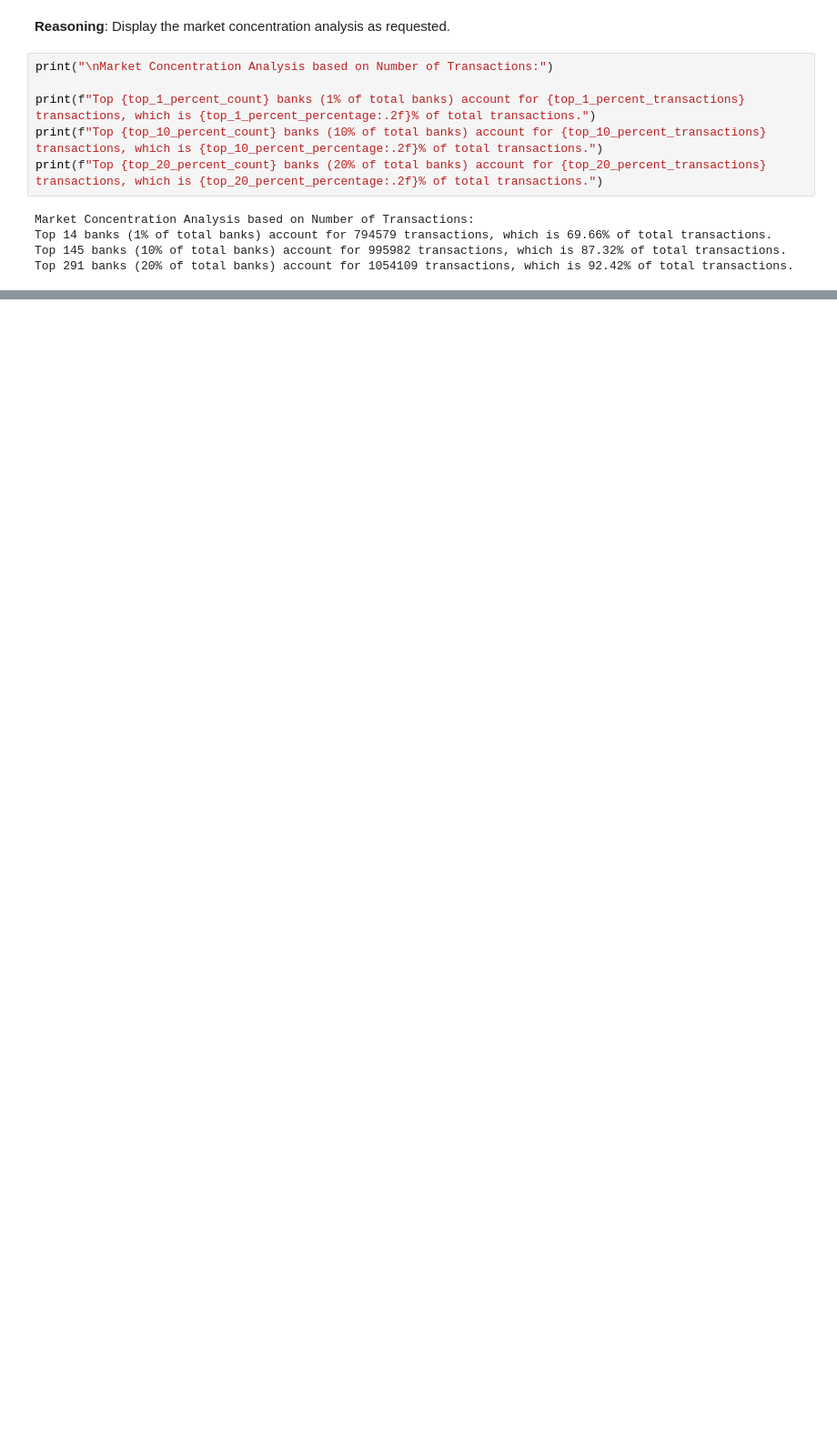
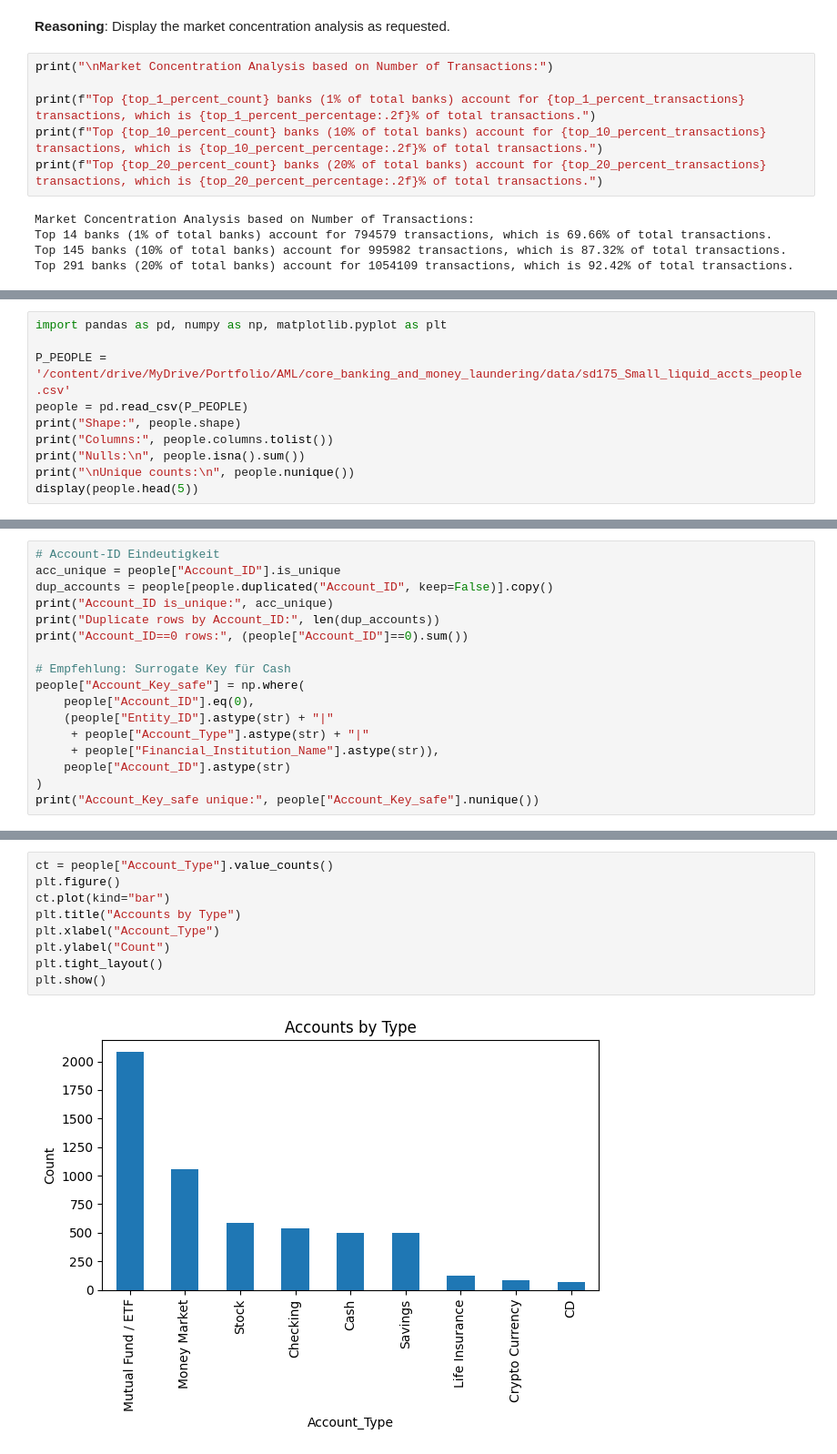
Before and after one commit to thomas-sutter/ai-aml-mvp2value, a Jupyter notebook: 1_exploratory_data_analysis.ipynb, the cells around one changed output, grey strips where cells are left out. Shown at 91% size. Cells and saved outputs as stored; diff of their text form; blank space fills up the shorter version.

```diff
--- a/1_exploratory_data_analysis.ipynb
+++ b/1_exploratory_data_analysis.ipynb
@@ -716,0 +852,10 @@ Top 1% share: 72.581% | Top 10% share: 87.369%
+# %%
+import pandas as pd, numpy as np, matplotlib.pyplot as plt
+
+P_PEOPLE = '/content/drive/MyDrive/Portfolio/AML/core_banking_and_money_laundering/data/sd175_Small_liquid_accts_people.csv'
+people = pd.read_csv(P_PEOPLE)
+print("Shape:", people.shape)
+print("Columns:", people.columns.tolist())
+print("Nulls:\n", people.isna().sum())
+print("\nUnique counts:\n", people.nunique())
+display(people.head(5))
@@ -716,0 +888,17 @@ Top 1% share: 72.581% | Top 10% share: 87.369%
+# %%
+# Account-ID Eindeutigkeit
+acc_unique = people["Account_ID"].is_unique
+dup_accounts = people[people.duplicated("Account_ID", keep=False)].copy()
+print("Account_ID is_unique:", acc_unique)
+print("Duplicate rows by Account_ID:", len(dup_accounts))
+print("Account_ID==0 rows:", (people["Account_ID"]==0).sum())
+
+# Empfehlung: Surrogate Key für Cash
+people["Account_Key_safe"] = np.where(
+    people["Account_ID"].eq(0),
+    (people["Entity_ID"].astype(str) + "|"
+     + people["Account_Type"].astype(str) + "|"
+     + people["Financial_Institution_Name"].astype(str)),
+    people["Account_ID"].astype(str)
+)
+print("Account_Key_safe unique:", people["Account_Key_safe"].nunique())
@@ -716,0 +990,11 @@ Top 1% share: 72.581% | Top 10% share: 87.369%
+# %%
+ct = people["Account_Type"].value_counts()
+plt.figure()
+ct.plot(kind="bar")
+plt.title("Accounts by Type")
+plt.xlabel("Account_Type")
+plt.ylabel("Count")
+plt.tight_layout()
+plt.show()
+# %% [output]
+[figure, added]
```
Also changed, not shown: parts of 82 cells of this notebook.
